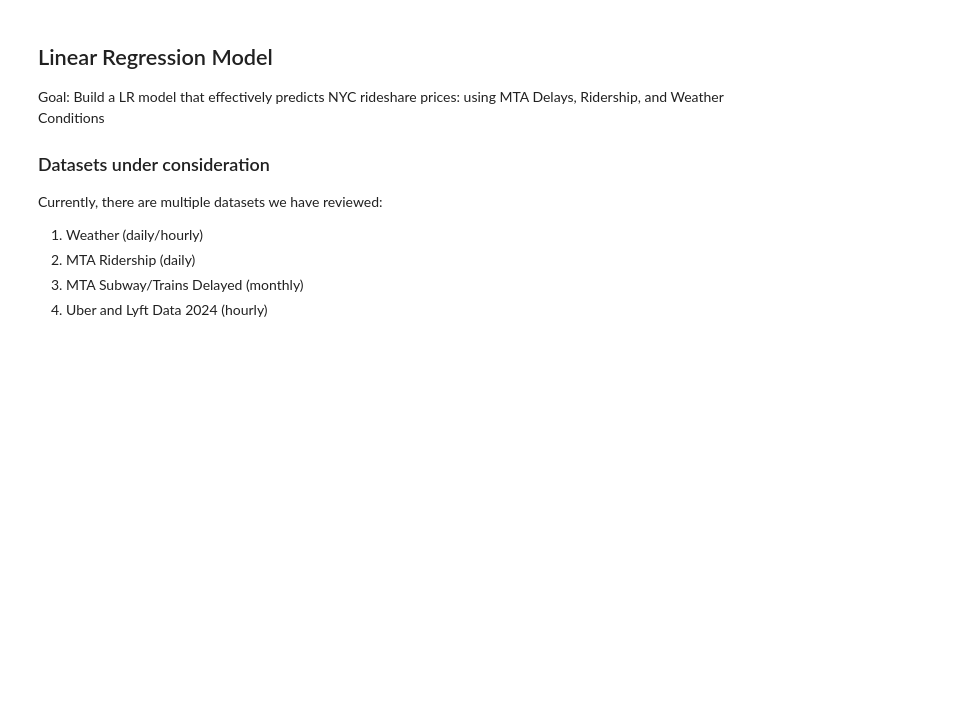
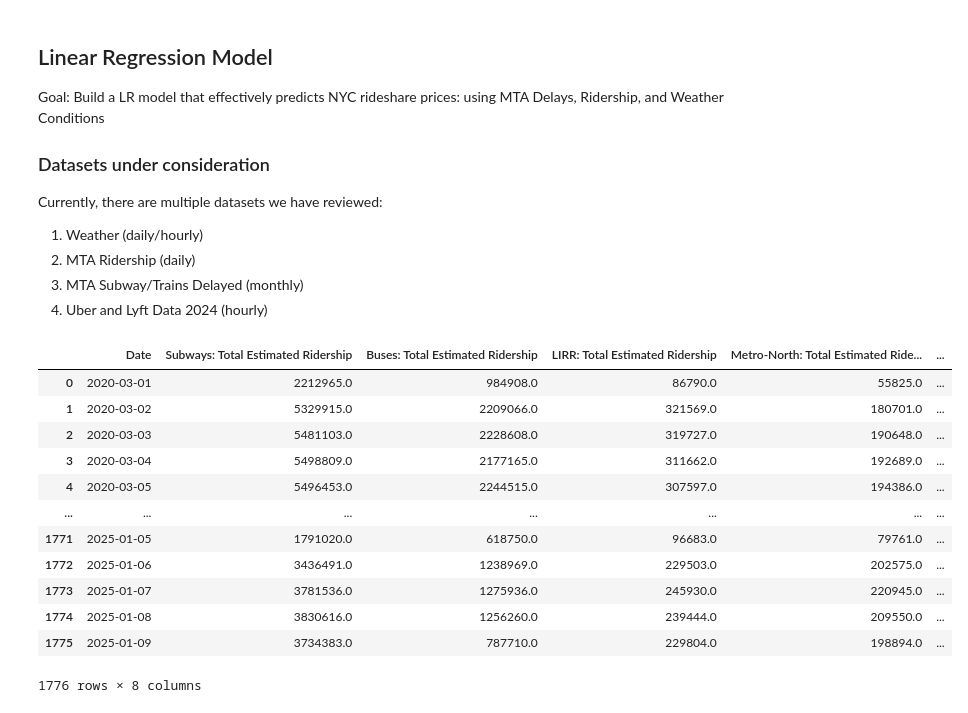
Before and after one commit to data11y/SU-IST707-Group_Project, a Jupyter notebook: Project Checkpoints/Checkpoint 2/Initial Models/Linear Regression Model-3.ipynb, the cells around one changed output. Saved outputs shown, nothing was run; the diff lists cells and outputs as text; code cells hidden in the pictures; blank space fills up the shorter version.

```diff
--- a/Project Checkpoints/Checkpoint 2/Initial Models/Linear Regression Model-3.ipynb
+++ b/Project Checkpoints/Checkpoint 2/Initial Models/Linear Regression Model-3.ipynb
@@ -34,3 +34,22 @@ weather = pd.read_csv('/workspaces/SU-IST707-Group_Project/Data Processing/weath
 # 2024 Uber/Lyft (hourly)
 uber_24 = pd.read_csv('/workspaces/SU-IST707-Group_Project/Project Data (original)/uber_hourly_2024.csv')
 lyft_24 = pd.read_csv('/workspaces/SU-IST707-Group_Project/Project Data (original)/lyft_hourly_2024.csv')
+# %%
+# view MTA Ridership (Daily)
+mta_r
+
+# date range: 3/1/2020 - 1/9/2025
+# %% [output]
+|  | Date | Subways: Total Estimated Ridership | Buses: Total Estimated Ridership | LIRR: Total Estimated Ridership | Metro-North: Total Estimated Ride... | ... |
+| 0 | 2020-03-01 | 2212965.0 | 984908.0 | 86790.0 | 55825.0 | ... |
+| 1 | 2020-03-02 | 5329915.0 | 2209066.0 | 321569.0 | 180701.0 | ... |
+| 2 | 2020-03-03 | 5481103.0 | 2228608.0 | 319727.0 | 190648.0 | ... |
+| 3 | 2020-03-04 | 5498809.0 | 2177165.0 | 311662.0 | 192689.0 | ... |
+| 4 | 2020-03-05 | 5496453.0 | 2244515.0 | 307597.0 | 194386.0 | ... |
+| ... | ... | ... | ... | ... | ... | ... |
+| 1771 | 2025-01-05 | 1791020.0 | 618750.0 | 96683.0 | 79761.0 | ... |
+| 1772 | 2025-01-06 | 3436491.0 | 1238969.0 | 229503.0 | 202575.0 | ... |
+| 1773 | 2025-01-07 | 3781536.0 | 1275936.0 | 245930.0 | 220945.0 | ... |
+| 1774 | 2025-01-08 | 3830616.0 | 1256260.0 | 239444.0 | 209550.0 | ... |
+| 1775 | 2025-01-09 | 3734383.0 | 787710.0 | 229804.0 | 198894.0 | ... |
+1776 rows × 8 columns
```
Also changed, not shown: parts of 6 cells of this notebook.
